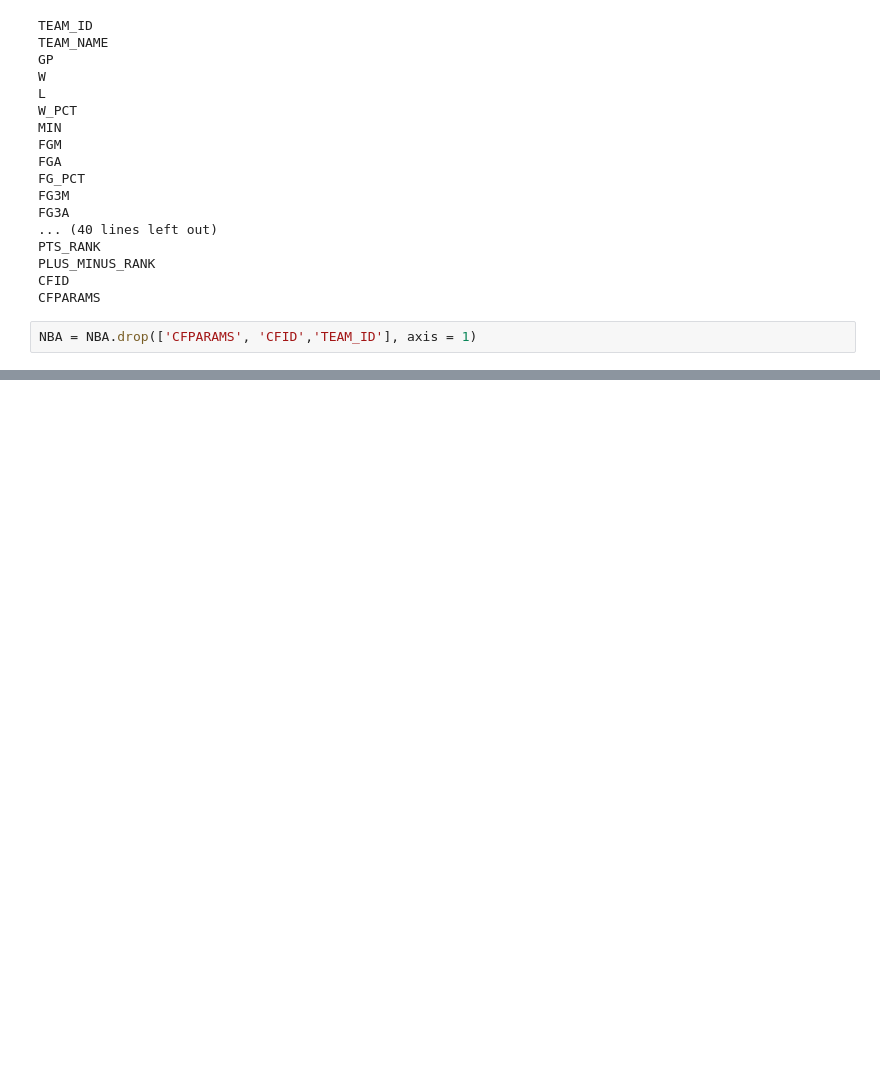
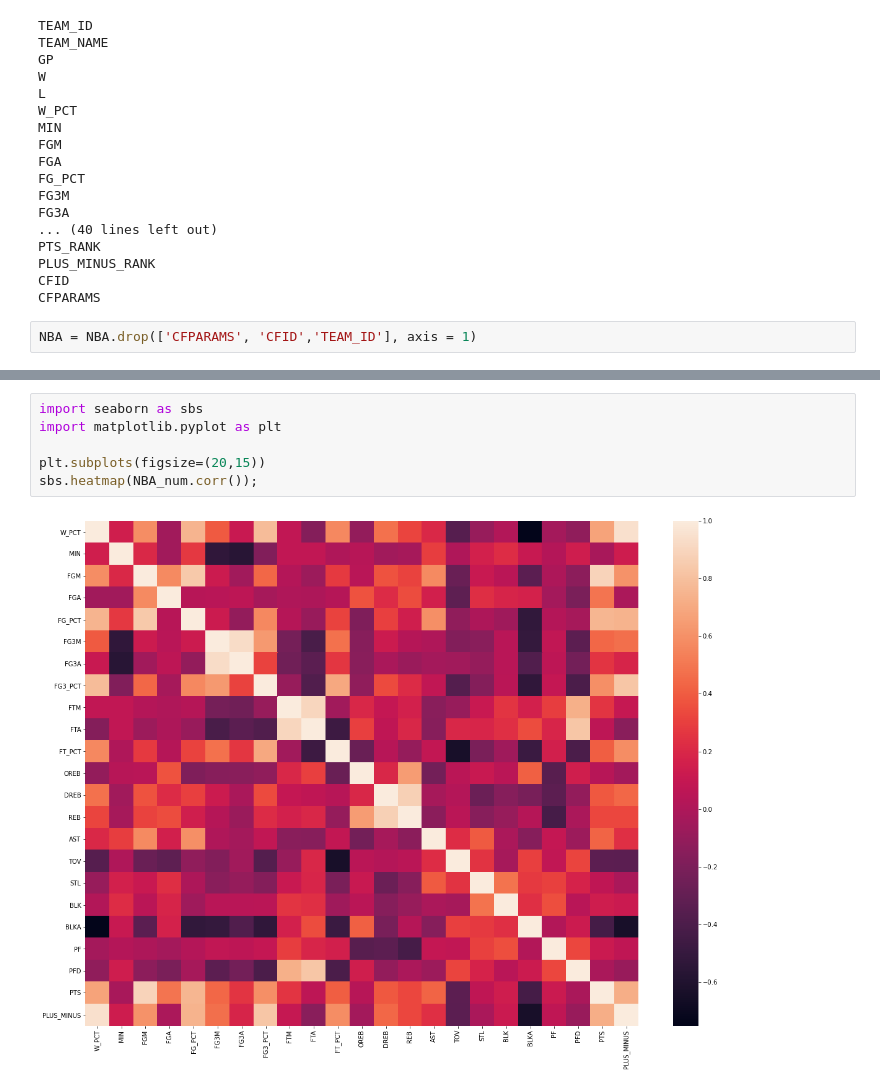
Before and after one commit to russellsprout/CMSE202_Proj, a Jupyter notebook: NBA.ipynb, the cells around one changed output, grey strips where cells are left out. Cells and saved outputs as stored; diff of their text form; blank space fills up the shorter version.

Commit message:
Graphics

```diff
--- a/NBA.ipynb
+++ b/NBA.ipynb
@@ -102,0 +108,8 @@ NBA.head()
+# %%
+import seaborn as sbs
+import matplotlib.pyplot as plt
+
+plt.subplots(figsize=(20,15))
+sbs.heatmap(NBA_num.corr());
+# %% [output]
+[figure, added]
```
Also changed, not shown: parts of 4 cells of this notebook.
